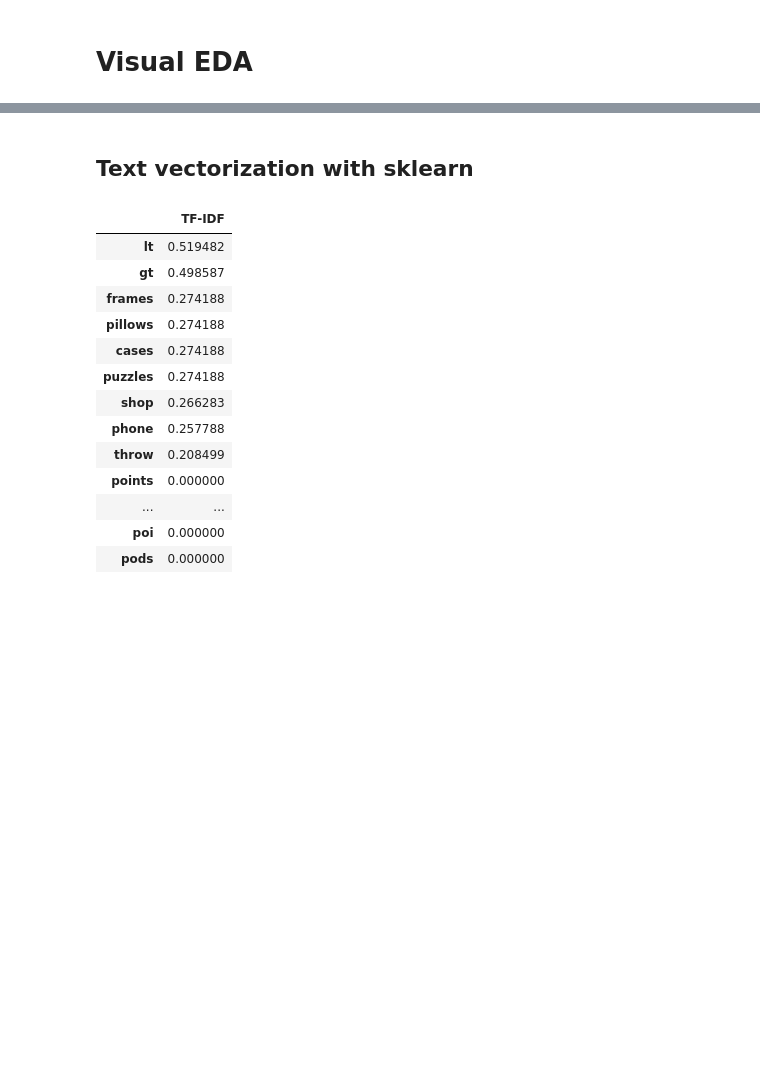
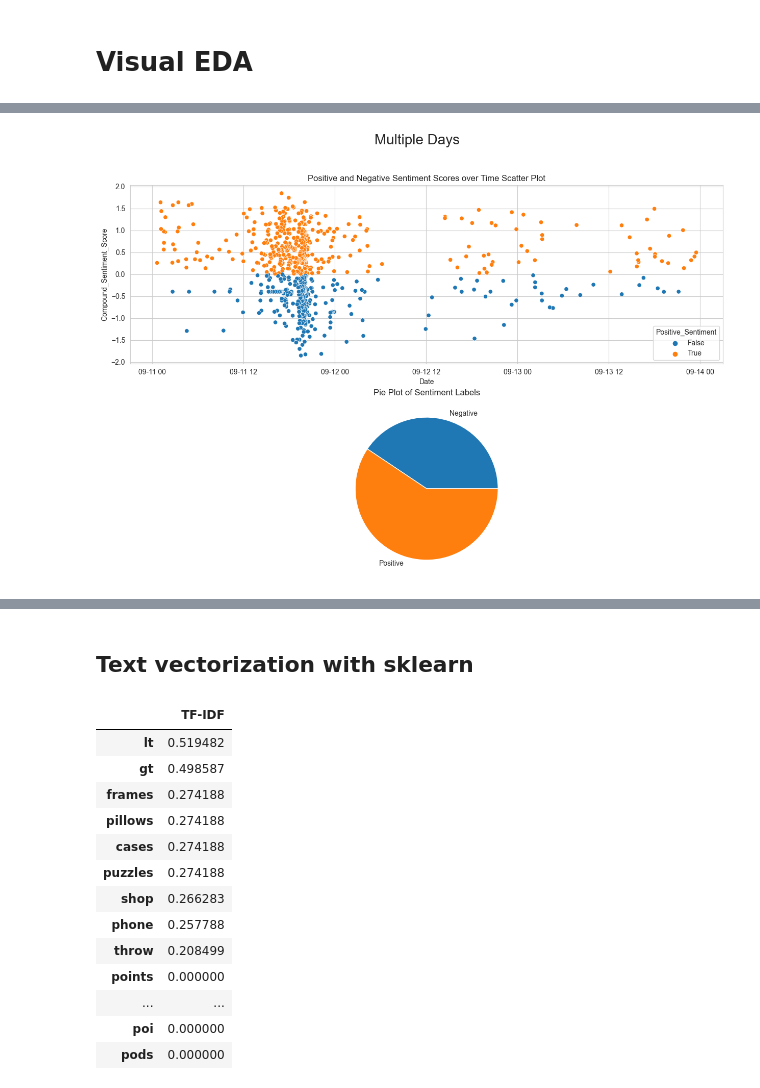
Before and after one commit to CAGeorge0418/CSCI4502_Project, a Jupyter notebook: Niners_Bears/EDA_Filtered_Niners_Bears.ipynb, the cells around one changed output, grey strips where cells are left out. Drawn from its saved outputs; the diff is of its cells as text; code cells hidden in the pictures; blank space fills up the shorter version.

```diff
--- a/Niners_Bears/EDA_Filtered_Niners_Bears.ipynb
+++ b/Niners_Bears/EDA_Filtered_Niners_Bears.ipynb
@@ -419,5 +434,7 @@ def make_scatter_and_pie_figure(df,fig_name,save=False):
     if save:
         plt.savefig(fig_name)
 # %%
-make_scatter_and_pie_figure(n_game_1,"test")
+make_scatter_and_pie_figure(n_game_1,"Multiple Days")
+# %% [output]
+[figure, added]
 # %%
```
Also changed, not shown: parts of 32 cells of this notebook, 3 other files.
